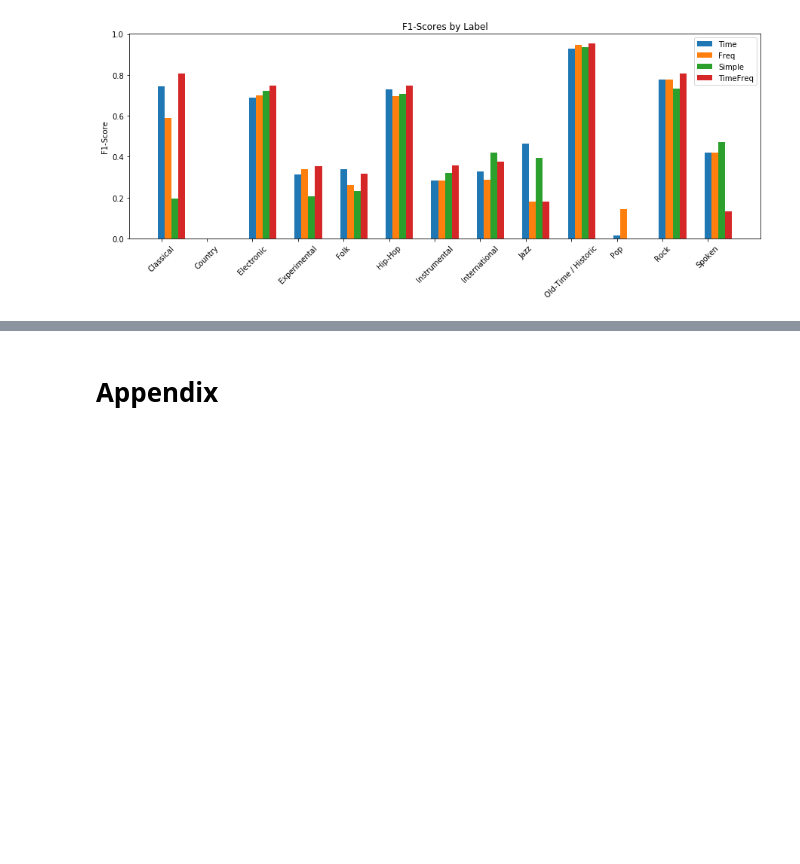
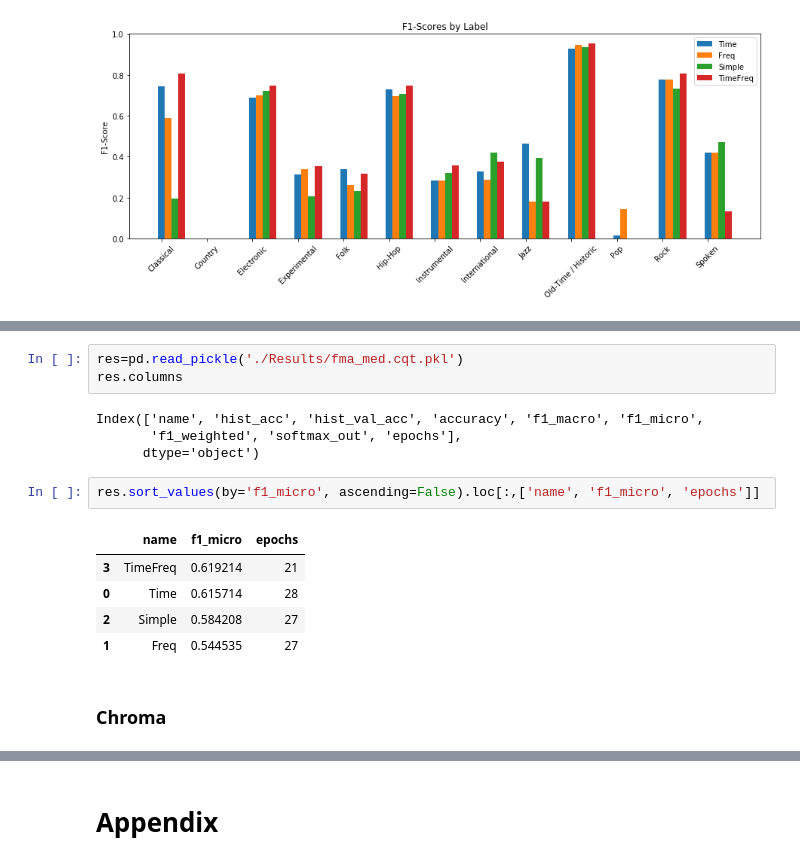
Before and after one commit to RyanWhitell/Deep-Learning-for-Music-Recommendation, a Jupyter notebook: Thesis.ipynb, the cells around one changed output, grey strips where cells are left out. Saved outputs shown, nothing was run; the diff lists cells and outputs as text; blank space fills up the shorter version.

```diff
--- a/Thesis.ipynb
+++ b/Thesis.ipynb
@@ -642,0 +683,17 @@ plt.show()
+# %%
+res=pd.read_pickle('./Results/fma_med.cqt.pkl')
+res.columns
+# %% [output]
+Index(['name', 'hist_acc', 'hist_val_acc', 'accuracy', 'f1_macro', 'f1_micro',
+       'f1_weighted', 'softmax_out', 'epochs'],
+      dtype='object')
+# %%
+res.sort_values(by='f1_micro', ascending=False).loc[:,['name', 'f1_micro', 'epochs']]
+# %% [output]
+|  | name | f1_micro | epochs |
+| 3 | TimeFreq | 0.619214 | 21 |
+| 0 | Time | 0.615714 | 28 |
+| 2 | Simple | 0.584208 | 27 |
+| 1 | Freq | 0.544535 | 27 |
+# %% [markdown]
+### Chroma
```
Also changed, not shown: parts of 12 cells of this notebook, 4 other files.
